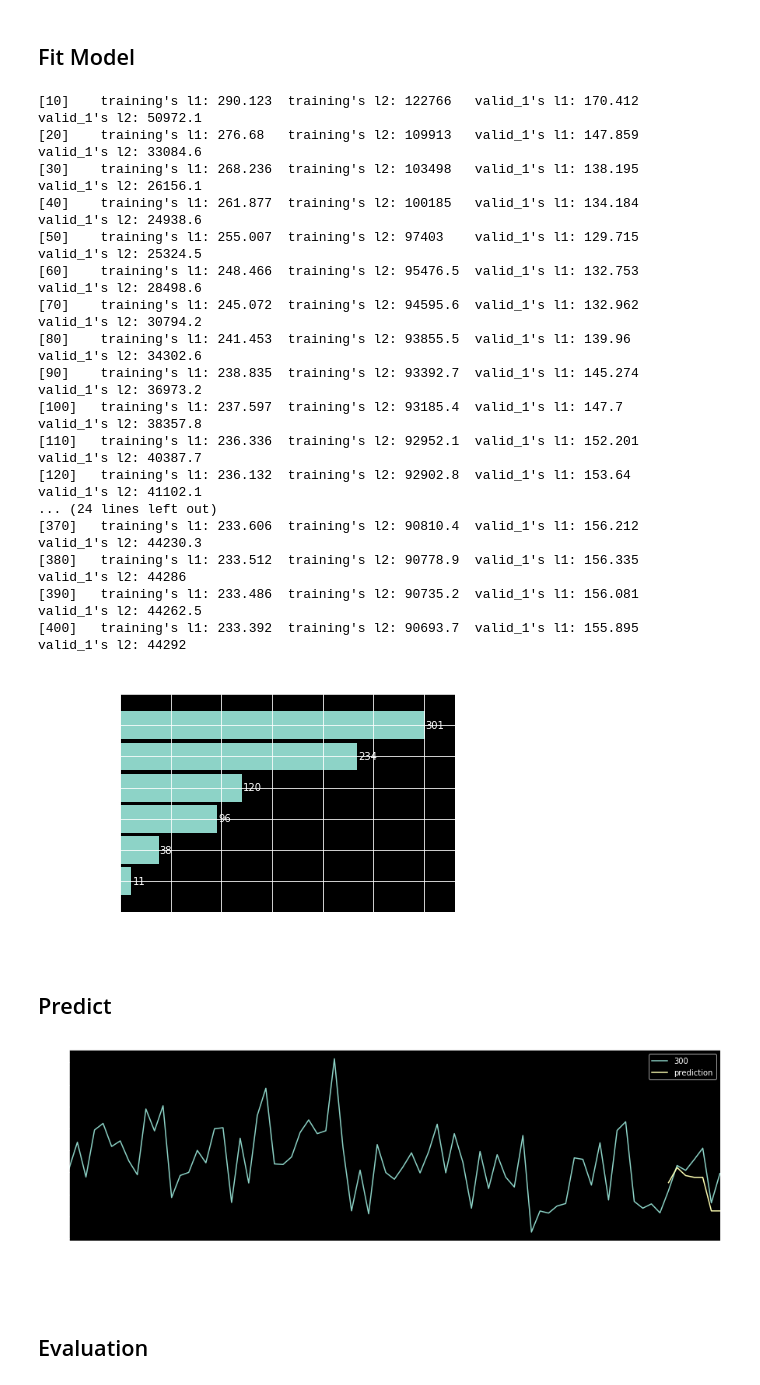
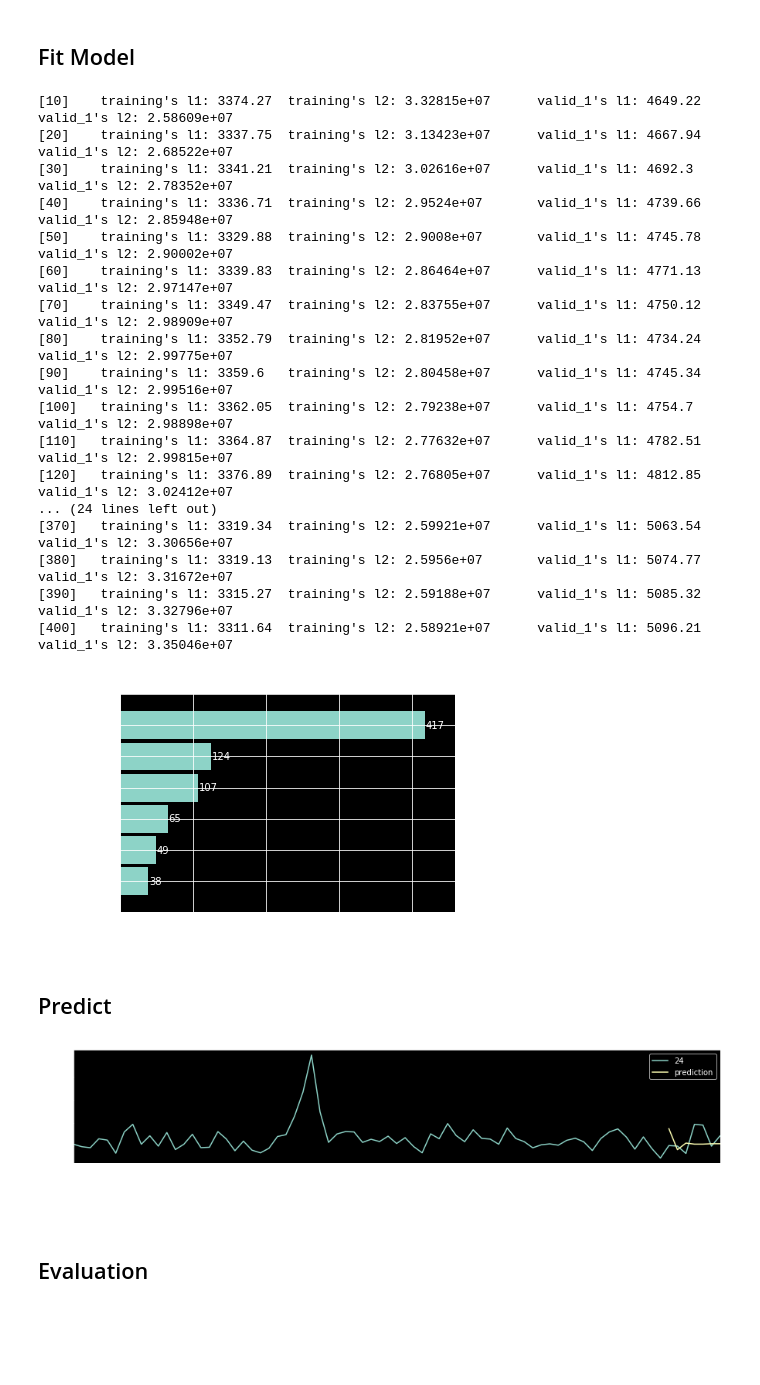
Before and after one commit to snowolf/lab_ts_forecast, a Jupyter notebook: lightgbm.ipynb, the cells around one changed output. Saved outputs shown, nothing was run; the diff lists cells and outputs as text; code cells hidden in the pictures; blank space fills up the shorter version.

```diff
--- a/lightgbm.ipynb
+++ b/lightgbm.ipynb
@@ -43,7 +46,7 @@ df_weather
 | 2019-09-30 | 33 | 26 | 0.0 | 0.0 | 1.0 |
 83 rows × 5 columns
 # %%
-df = pd.read_csv('timeseries_raw.csv', header=None, sep=',', parse_dates=[0])
+df = pd.read_csv('data/timeseries_raw.csv', header=None, sep=',', parse_dates=[0])
 df.rename(columns={0:"date"}, inplace=True)
 df.set_index(['date'], inplace=True)
 
@@ -93,0 +78,21 @@ _ = df.loc[:, cols].plot(style='-', figsize=(15,5), title='site: 24, 31, 36')
+# %%
+# 2019-07-10 00:00:00 to 2019-10-09 23:59:59
+
+DATETIME_START_OF_TRAIN = config('DATETIME_START_OF_TRAIN')
+DATETIME_END_OF_TRAIN = config('DATETIME_END_OF_TRAIN')
+DATETIME_START_OF_TEST = config('DATETIME_START_OF_TEST')
+DATETIME_END_OF_TEST = config('DATETIME_END_OF_TEST')
+DATETIME_START_OF_PREDICT = config('DATETIME_START_OF_PREDICT')
+DATETIME_END_OF_PREDICT = config('DATETIME_END_OF_PREDICT')
+
+# we use 1 day frequency for the time series
+freq = config('freq')
+
+# we predict for 7 days
+prediction_length = config('prediction_length')
+
+# we also use 14 days as context length, this is the number of state updates accomplished before making predictions
+context_length = config('context_length')
+
+sample_sites = config('sample_sites')
+sample_sites = [int(i.strip(' ')) for i in sample_sites.split(',')]
@@ -118,6 +133,13 @@ def create_features(df, df_weather, label=None):
         y = df[label]
         return X, y
     return X
+
+site = sample_sites[0]
+X_train, y_train = create_features(df_train, df_weather, label=site)
+X_test, y_test = create_features(df_test, df_weather, label=site)
+
+lgb_train = lgb.Dataset(X_train, y_train)
+lgb_test = lgb.Dataset(X_test, y_test, reference=lgb_train)
 # %% [markdown]
 ## Configuration
 # %%
@@ -129,14 +151,6 @@ params = {
 # %% [markdown]
 ## Fit Model
 # %%
-col = 300
-
-X_train, y_train = create_features(df_train, df_weather, label=col)
-X_test, y_test = create_features(df_test, df_weather, label=col)
-
-lgb_train = lgb.Dataset(X_train, y_train)
-lgb_test = lgb.Dataset(X_test, y_test, reference=lgb_train)
-
 evals_result = {}  # to record eval results for plotting
 gbm = lgb.train(params,
                 lgb_train,
@@ -149,32 +163,32 @@ gbm = lgb.train(params,
 
 _ = plot_importance(gbm, height=0.9)
 # %% [output]
-[10]    training's l1: 290.123  training's l2: 122766   valid_1's l1: 170.412   valid_1's l2: 50972.1
-[20]    training's l1: 276.68   training's l2: 109913   valid_1's l1: 147.859   valid_1's l2: 33084.6
-[30]    training's l1: 268.236  training's l2: 103498   valid_1's l1: 138.195   valid_1's l2: 26156.1
-[40]    training's l1: 261.877  training's l2: 100185   valid_1's l1: 134.184   valid_1's l2: 24938.6
-[50]    training's l1: 255.007  training's l2: 97403    valid_1's l1: 129.715   valid_1's l2: 25324.5
-[60]    training's l1: 248.466  training's l2: 95476.5  valid_1's l1: 132.753   valid_1's l2: 28498.6
-[70]    training's l1: 245.072  training's l2: 94595.6  valid_1's l1: 132.962   valid_1's l2: 30794.2
-[80]    training's l1: 241.453  training's l2: 93855.5  valid_1's l1: 139.96    valid_1's l2: 34302.6
-[90]    training's l1: 238.835  training's l2: 93392.7  valid_1's l1: 145.274   valid_1's l2: 36973.2
-[100]   training's l1: 237.597  training's l2: 93185.4  valid_1's l1: 147.7     valid_1's l2: 38357.8
-[110]   training's l1: 236.336  training's l2: 92952.1  valid_1's l1: 152.201   valid_1's l2: 40387.7
-[120]   training's l1: 236.132  training's l2: 92902.8  valid_1's l1: 153.64    valid_1's l2: 41102.1
+[10]    training's l1: 3374.27  training's l2: 3.32815e+07      valid_1's l1: 4649.22   valid_1's l2: 2.58609e+07
+[20]    training's l1: 3337.75  training's l2: 3.13423e+07      valid_1's l1: 4667.94   valid_1's l2: 2.68522e+07
+[30]    training's l1: 3341.21  training's l2: 3.02616e+07      valid_1's l1: 4692.3    valid_1's l2: 2.78352e+07
+[40]    training's l1: 3336.71  training's l2: 2.9524e+07       valid_1's l1: 4739.66   valid_1's l2: 2.85948e+07
+[50]    training's l1: 3329.88  training's l2: 2.9008e+07       valid_1's l1: 4745.78   valid_1's l2: 2.90002e+07
+[60]    training's l1: 3339.83  training's l2: 2.86464e+07      valid_1's l1: 4771.13   valid_1's l2: 2.97147e+07
+[70]    training's l1: 3349.47  training's l2: 2.83755e+07      valid_1's l1: 4750.12   valid_1's l2: 2.98909e+07
+[80]    training's l1: 3352.79  training's l2: 2.81952e+07      valid_1's l1: 4734.24   valid_1's l2: 2.99775e+07
+[90]    training's l1: 3359.6   training's l2: 2.80458e+07      valid_1's l1: 4745.34   valid_1's l2: 2.99516e+07
+[100]   training's l1: 3362.05  training's l2: 2.79238e+07      valid_1's l1: 4754.7    valid_1's l2: 2.98898e+07
+[110]   training's l1: 3364.87  training's l2: 2.77632e+07      valid_1's l1: 4782.51   valid_1's l2: 2.99815e+07
+[120]   training's l1: 3376.89  training's l2: 2.76805e+07      valid_1's l1: 4812.85   valid_1's l2: 3.02412e+07
 ... (24 lines left out)
-[370]   training's l1: 233.606  training's l2: 90810.4  valid_1's l1: 156.212   valid_1's l2: 44230.3
-[380]   training's l1: 233.512  training's l2: 90778.9  valid_1's l1: 156.335   valid_1's l2: 44286
-[390]   training's l1: 233.486  training's l2: 90735.2  valid_1's l1: 156.081   valid_1's l2: 44262.5
-[400]   training's l1: 233.392  training's l2: 90693.7  valid_1's l1: 155.895   valid_1's l2: 44292
+[370]   training's l1: 3319.34  training's l2: 2.59921e+07      valid_1's l1: 5063.54   valid_1's l2: 3.30656e+07
+[380]   training's l1: 3319.13  training's l2: 2.5956e+07       valid_1's l1: 5074.77   valid_1's l2: 3.31672e+07
+[390]   training's l1: 3315.27  training's l2: 2.59188e+07      valid_1's l1: 5085.32   valid_1's l2: 3.32796e+07
+[400]   training's l1: 3311.64  training's l2: 2.58921e+07      valid_1's l1: 5096.21   valid_1's l2: 3.35046e+07
-[figure, old version]
+[figure, new version]
 # %% [markdown]
 ## Predict
 # %%
 df_test['prediction'] = gbm.predict(X_test)
 df_all = pd.concat([df_test, df_train], sort=False)
-_ = df_all[[col,'prediction']].plot(figsize=(15, 5))
+_ = df_all[[site,'prediction']].plot(figsize=(15, 3))
 # %% [output]
-[figure, old version]
+[figure, new version]
 # %% [markdown]
 ## Evaluation
 # %% [markdown]
```
Also changed, not shown: parts of 6 cells of this notebook, 2 other files.
